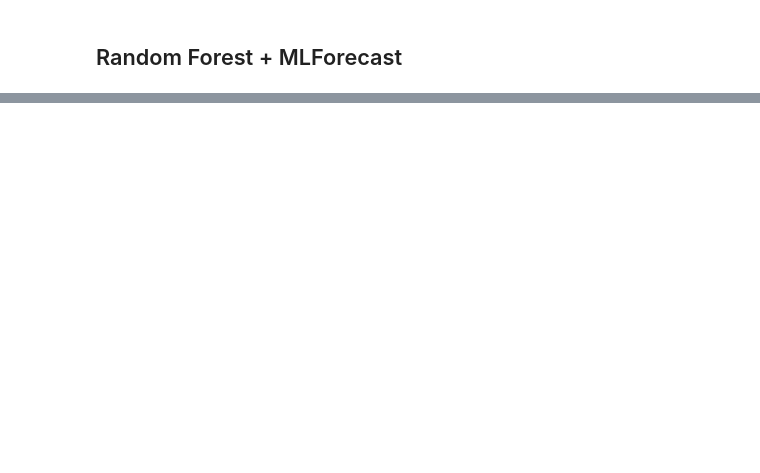
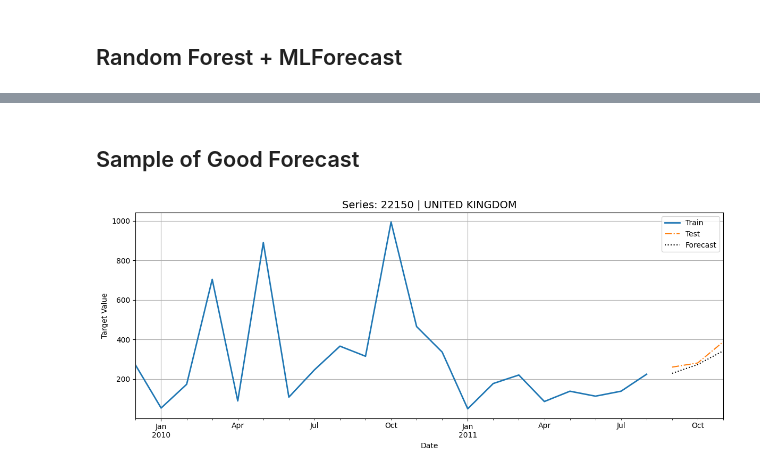
Before and after one commit to faathirchikal/kalbe-python-workshop-2025, a Jupyter notebook: 04_forecasting.ipynb, the cells around one changed output, grey strips where cells are left out. Drawn from its saved outputs; the diff is of its cells as text; code cells hidden in the pictures; blank space fills up the shorter version.

Commit message:
Review and Tidy up forecast

```diff
--- a/04_forecasting.ipynb
+++ b/04_forecasting.ipynb
@@ -517,12 +249,0 @@ rf = RandomForestRegressor(
-# %%
-mforc = MLForecast(
-    models={'yhat': rf},
-    freq='MS',              # monthly start
-    lags=[1, 3],            # lag bulanan
-    date_features=['month', 'quarter'],
-    num_threads=1,
-    target_transforms=[Differences([1])]  # optional
-)
-# %%
-# Fit model
-mforc.fit(cluster2[['unique_id', 'ds', 'y']].fillna(0), id_col='unique_id', time_col='ds', target_col='y')
@@ -649,0 +302,3 @@ plt.show()
+# %%
+# Gabungkan forecast semua cluster
+forecast_df = pd.concat(all_forecasts, ignore_index=True)
@@ -649,0 +309,3 @@ plt.show()
+# %%
+# Merge dengan test data
+merged_df = test_df.merge(forecast_df,on=['unique_id','ds','cluster'])
@@ -649,0 +387,27 @@ plt.show()
+# %% [markdown]
+## Sample of Good Forecast
+# %%
+# Sample series
+sample_id = '22150 | UNITED KINGDOM'
+
+# Filter data train, test, dan prediksi untuk id tersebut
+plot_train = train_df[train_df.unique_id == sample_id][['ds', 'y']].set_index('ds')
+plot_test  = merged_df[merged_df.unique_id == sample_id][['ds', 'y']].set_index('ds')
+plot_pred  = merged_df[merged_df.unique_id == sample_id][['ds', 'yhat']].set_index('ds')
+
+# Plot setting
+plt.figure(figsize=(12, 5))
+ax = plot_train['y'].plot(label='Train', linewidth=2)
+
+plot_test['y'].plot(ax=ax, label='Test', linestyle='-.')
+plot_pred['yhat'].plot(ax=ax, label='Forecast', linestyle=':', color='black')
+
+ax.set_title(f'Series: {sample_id}', fontsize=14)
+ax.set_ylabel('Target Value')
+ax.set_xlabel('Date')
+ax.legend()
+ax.grid(True)
+plt.tight_layout()
+plt.show()
+# %% [output]
+[figure, added]
```
Also changed, not shown: parts of 116 cells of this notebook.
